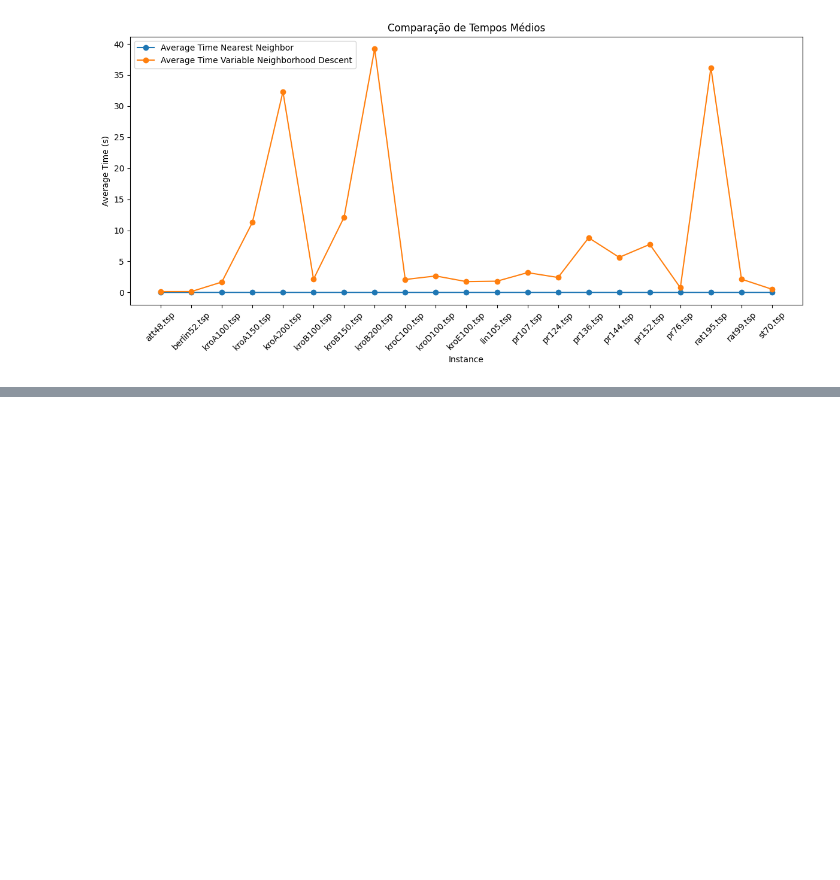
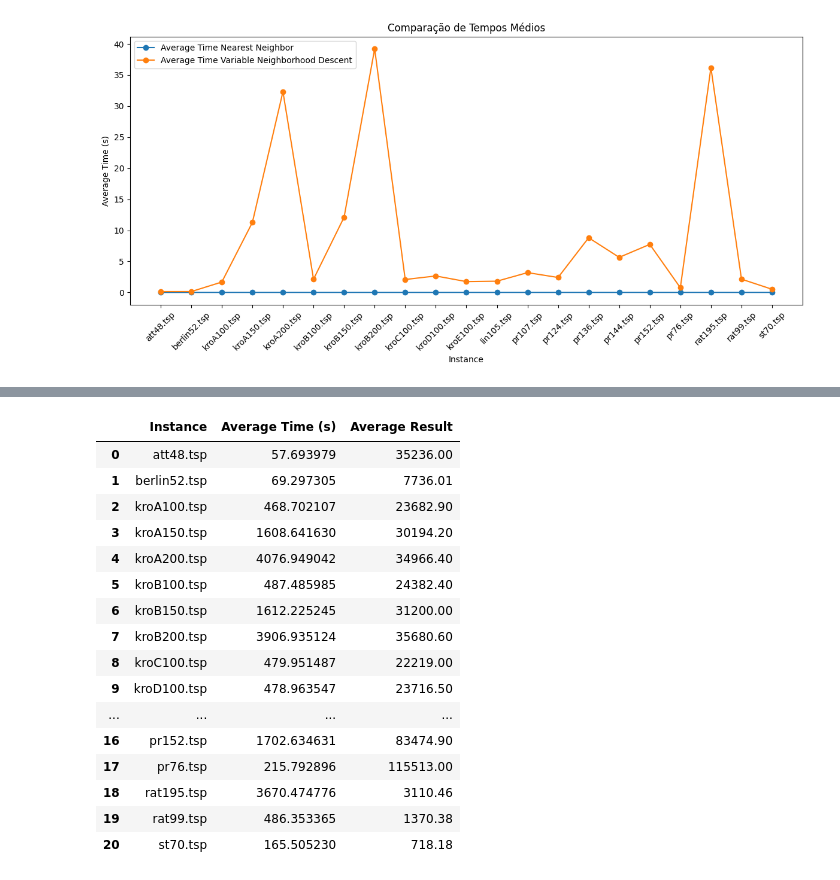
Before and after one commit to paduathiago/TSP-with-heuristics, a Jupyter notebook: report.ipynb, the cells around one changed output, grey strips where cells are left out. Drawn from its saved outputs; the diff is of its cells as text; code cells hidden in the pictures; blank space fills up the shorter version.

```diff
--- a/report.ipynb
+++ b/report.ipynb
@@ -288,0 +409,21 @@ plot_comparison([final_report_NN, final_report_VND])
+# %%
+display(final_report_ILS)
+final_report_ILS.to_csv("ILS_report.csv", index=False)
+# %% [output]
+|  | Instance | Average Time (s) | Average Result |
+| 0 | att48.tsp | 57.693979 | 35236.00 |
+| 1 | berlin52.tsp | 69.297305 | 7736.01 |
+| 2 | kroA100.tsp | 468.702107 | 23682.90 |
+| 3 | kroA150.tsp | 1608.641630 | 30194.20 |
+| 4 | kroA200.tsp | 4076.949042 | 34966.40 |
+| 5 | kroB100.tsp | 487.485985 | 24382.40 |
+| 6 | kroB150.tsp | 1612.225245 | 31200.00 |
+| 7 | kroB200.tsp | 3906.935124 | 35680.60 |
+| 8 | kroC100.tsp | 479.951487 | 22219.00 |
+| 9 | kroD100.tsp | 478.963547 | 23716.50 |
+| ... | ... | ... | ... |
+| 16 | pr152.tsp | 1702.634631 | 83474.90 |
+| 17 | pr76.tsp | 215.792896 | 115513.00 |
+| 18 | rat195.tsp | 3670.474776 | 3110.46 |
+| 19 | rat99.tsp | 486.353365 | 1370.38 |
+| 20 | st70.tsp | 165.505230 | 718.18 |
```
Also changed, not shown: parts of 19 cells of this notebook.
